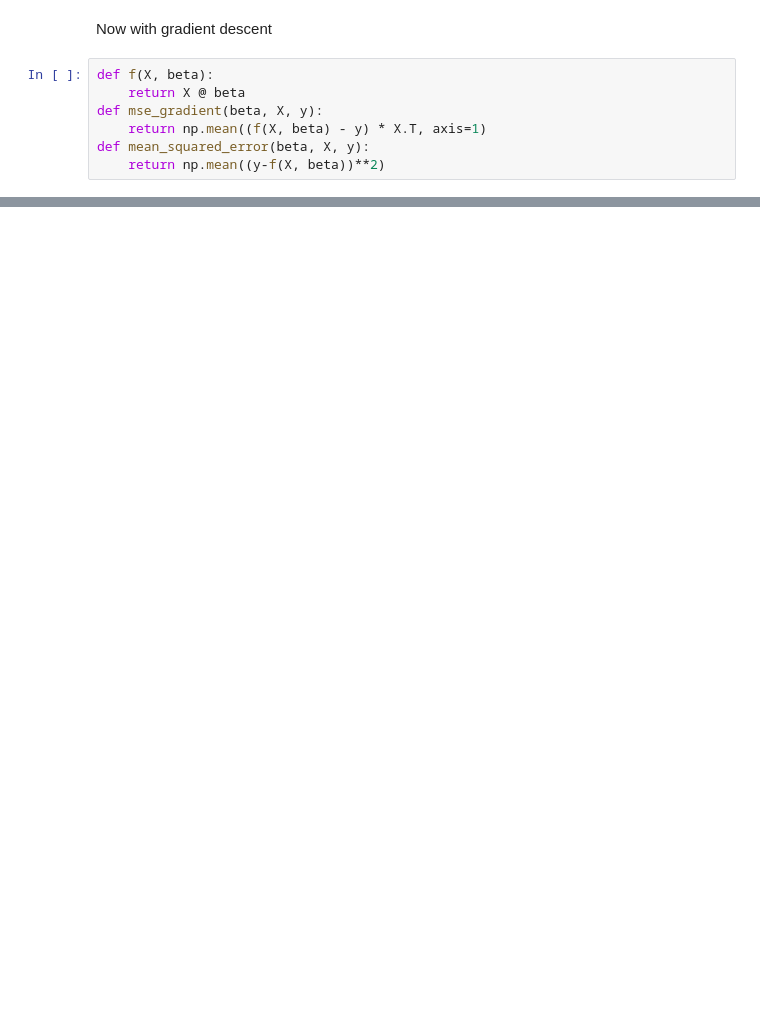
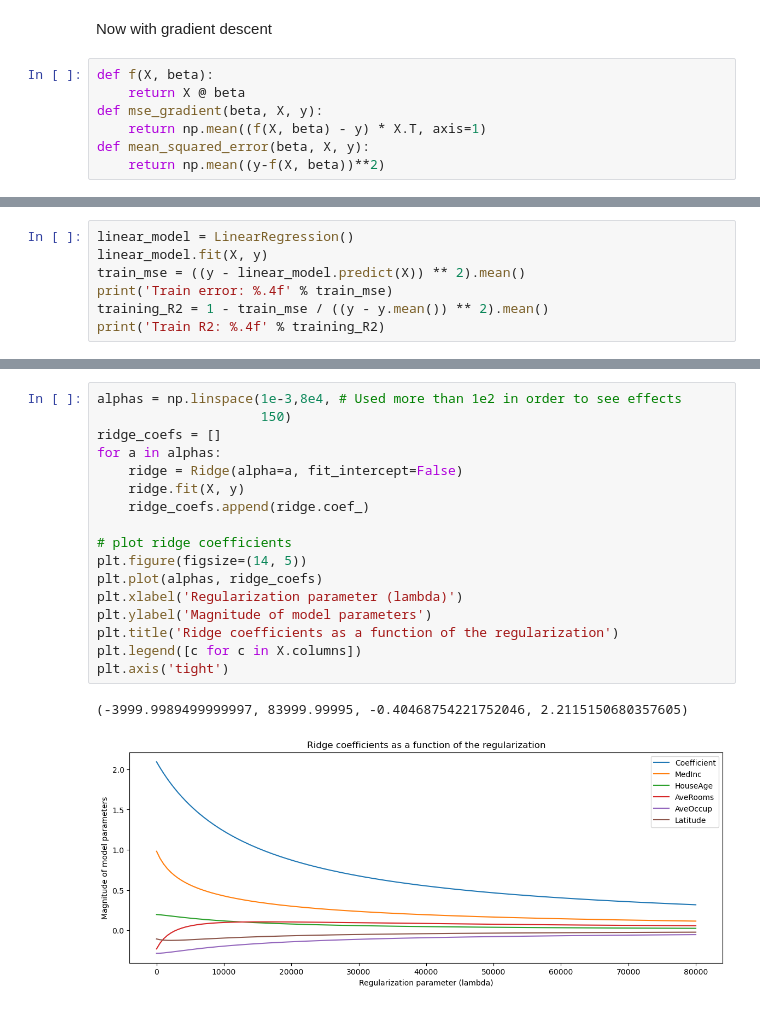
Before and after one commit to jorgeDongoG/ENEI-2025-ML1-Tarea1, a Jupyter notebook: scripts/Notebook.ipynb, the cells around one changed output, grey strips where cells are left out. Saved outputs shown, nothing was run; the diff lists cells and outputs as text; blank space fills up the shorter version.

```diff
--- a/scripts/Notebook.ipynb
+++ b/scripts/Notebook.ipynb
@@ -186,0 +401,7 @@ np.ones(2,)
+# %%
+linear_model = LinearRegression()
+linear_model.fit(X, y)
+train_mse = ((y - linear_model.predict(X)) ** 2).mean()
+print('Train error: %.4f' % train_mse)
+training_R2 = 1 - train_mse / ((y - y.mean()) ** 2).mean()
+print('Train R2: %.4f' % training_R2)
@@ -186,0 +428,20 @@ np.ones(2,)
+# %%
+alphas = np.linspace(1e-3,8e4, # Used more than 1e2 in order to see effects
+                     150)
+ridge_coefs = []
+for a in alphas:
+    ridge = Ridge(alpha=a, fit_intercept=False)
+    ridge.fit(X, y)
+    ridge_coefs.append(ridge.coef_)
+
+# plot ridge coefficients
+plt.figure(figsize=(14, 5))
+plt.plot(alphas, ridge_coefs)
+plt.xlabel('Regularization parameter (lambda)')
+plt.ylabel('Magnitude of model parameters')
+plt.title('Ridge coefficients as a function of the regularization')
+plt.legend([c for c in X.columns])
+plt.axis('tight')
+# %% [output]
+(-3999.9989499999997, 83999.99995, -0.40468754221752046, 2.2115150680357605)
+[figure, added]
```
Also changed, not shown: parts of 41 cells of this notebook.
